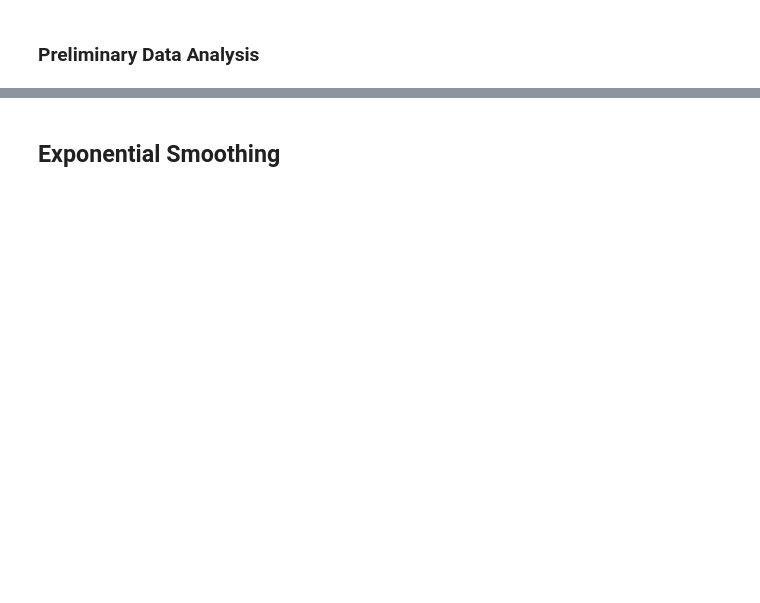
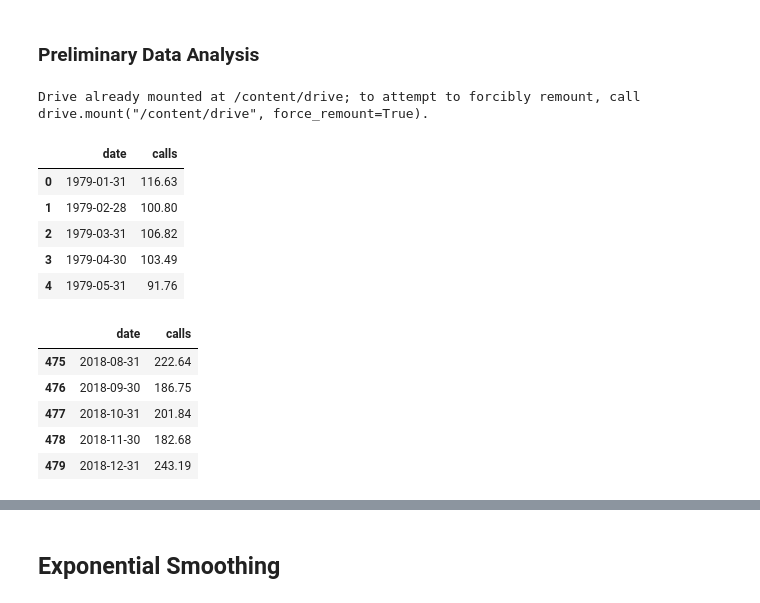
Before and after one commit to pillaiganesh/MyAIAdventures, a Jupyter notebook: Calls_data_forecast.ipynb, the cells around one changed output, grey strips where cells are left out. Drawn from its saved outputs; the diff is of its cells as text; code cells hidden in the pictures; blank space fills up the shorter version.

```diff
--- a/Calls_data_forecast.ipynb
+++ b/Calls_data_forecast.ipynb
@@ -40,10 +61,27 @@ from pandas.plotting import autocorrelation_plot
 ### Preliminary Data Analysis
 # %%
 # fetch data from the CSV file
-calls_df = pd.read_csv('calls_data.csv', parse_dates = ['date'])
+from google.colab import drive
+drive.mount('/content/drive')
+
+calls_df = pd.read_csv('/content/drive/My Drive/calls_data.csv', parse_dates = ['date'])
 
 calls_df.head()
 calls_df.tail()
+# %% [output]
+Drive already mounted at /content/drive; to attempt to forcibly remount, call drive.mount("/content/drive", force_remount=True).
+|  | date | calls |
+| 0 | 1979-01-31 | 116.63 |
+| 1 | 1979-02-28 | 100.80 |
+| 2 | 1979-03-31 | 106.82 |
+| 3 | 1979-04-30 | 103.49 |
+| 4 | 1979-05-31 | 91.76 |
+|  | date | calls |
+| 475 | 2018-08-31 | 222.64 |
+| 476 | 2018-09-30 | 186.75 |
+| 477 | 2018-10-31 | 201.84 |
+| 478 | 2018-11-30 | 182.68 |
+| 479 | 2018-12-31 | 243.19 |
 # %%
 # Creating a plot of calls made over time
 plot_data = []
```
Also changed, not shown: parts of 31 cells of this notebook.
